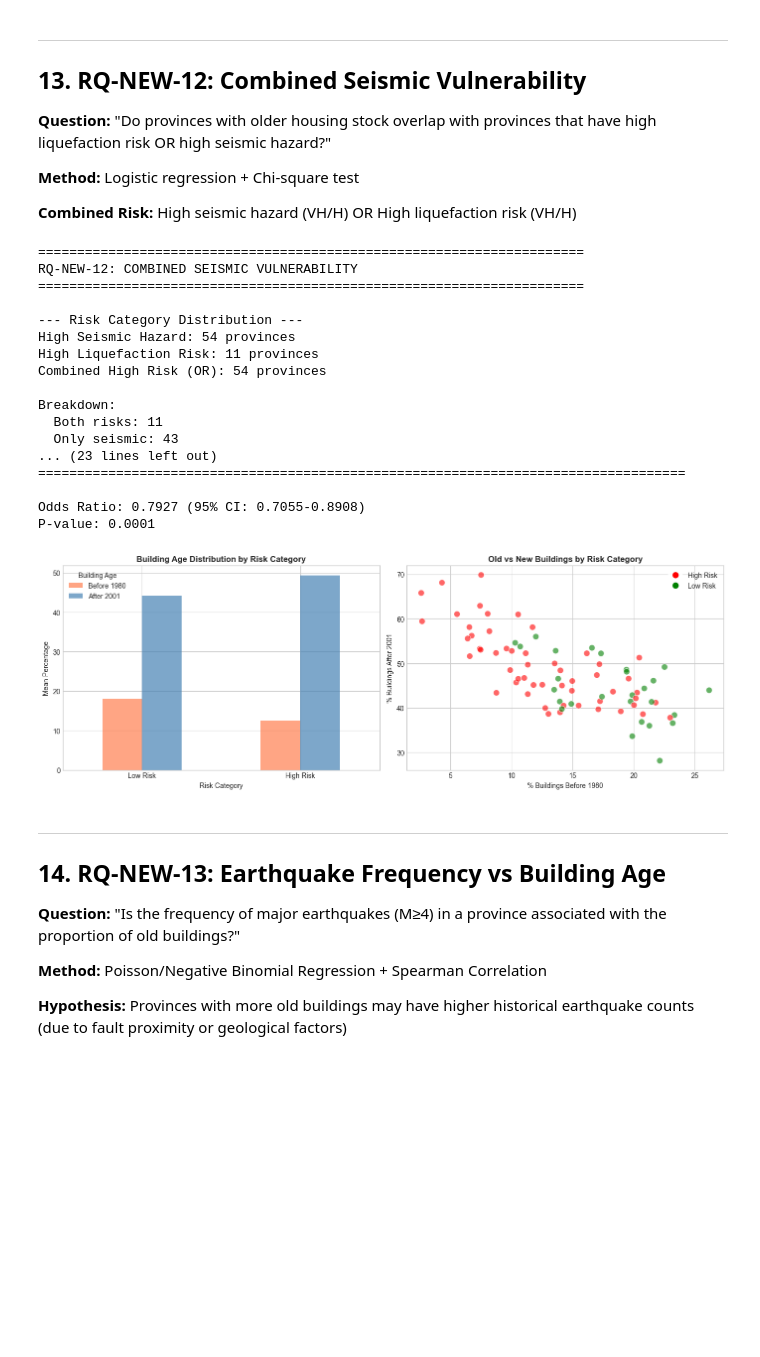
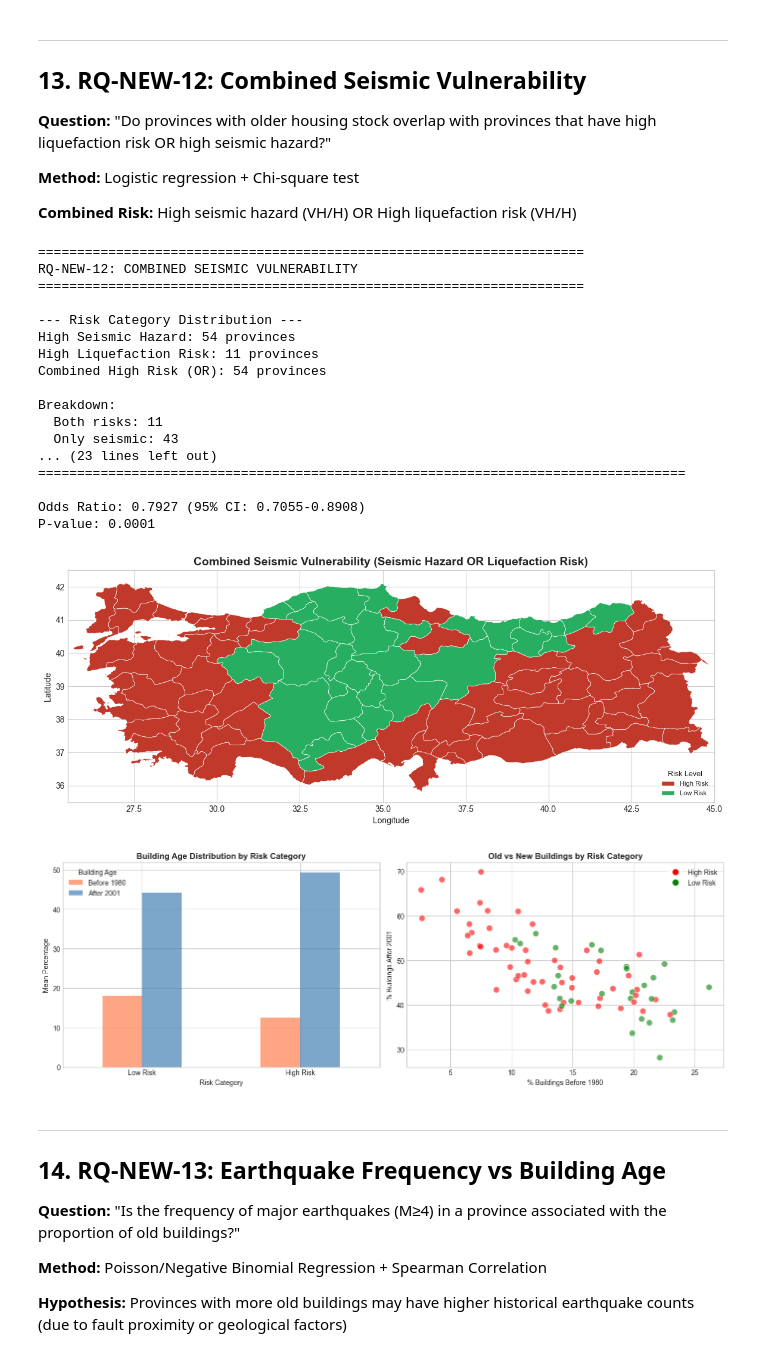
Before and after one commit to esenbora/stat495project, a Jupyter notebook: notebooks/17_new_research_questions.ipynb, the cells around one changed output. Cells and saved outputs as stored; diff of their text form; code cells hidden in the pictures; blank space fills up the shorter version.

```diff
--- a/notebooks/17_new_research_questions.ipynb
+++ b/notebooks/17_new_research_questions.ipynb
@@ -1140,7 +1179,25 @@ ci = np.exp(logit_model.conf_int().loc['pct_before_1980'])
 print(f"\nOdds Ratio: {odds_ratio:.4f} (95% CI: {ci[0]:.4f}-{ci[1]:.4f})")
 print(f"P-value: {logit_model.pvalues['pct_before_1980']:.4f}")
 
-# Visualization
+# Figure 1: Combined risk choropleth map
+building_df['risk_category'] = building_df['high_risk_combined'].map({0: 'Low Risk', 1: 'High Risk'})
+risk_colors = {
+    'High Risk': '#c0392b',
+    'Low Risk': '#27ae60'
+}
+fig1, ax1 = plot_province_categories(
+    building_df,
+    category_column='risk_category',
+    province_column='province',
+    color_map=risk_colors,
+    figsize=(14, 9),
+    title='Combined Seismic Vulnerability (Seismic Hazard OR Liquefaction Risk)',
+    legend_title='Risk Level'
+)
+plt.savefig(os.path.join(OUTPUT_DIR, 'rq12_combined_risk_map.png'), dpi=300, bbox_inches='tight')
+plt.show()
+
+# Figure 2: Bar chart and scatter plot
 fig, axes = plt.subplots(1, 2, figsize=(14, 5))
 
 # Grouped bar chart
@@ -1164,34 +1221,35 @@ ax2.set_xlabel('% Buildings Before 1980')
 ax2.set_ylabel('% Buildings After 2001')
 ax2.set_title('Old vs New Buildings by Risk Category', fontweight='bold')
 
 # Add legend
 from matplotlib.lines import Line2D
 legend_elements = [Line2D([0], [0], marker='o', color='w', markerfacecolor='red', markersize=10, label='High Risk'),
                    Line2D([0], [0], marker='o', color='w', markerfacecolor='green', markersize=10, label='Low Risk')]
 ax2.legend(handles=legend_elements, loc='upper right')
 
 plt.tight_layout()
 plt.savefig(os.path.join(OUTPUT_DIR, 'rq12_combined_vulnerability.png'), dpi=300, bbox_inches='tight')
 plt.show()
 # %% [output]
 ======================================================================
 RQ-NEW-12: COMBINED SEISMIC VULNERABILITY
 ======================================================================
 
 --- Risk Category Distribution ---
 High Seismic Hazard: 54 provinces
 High Liquefaction Risk: 11 provinces
 Combined High Risk (OR): 54 provinces
 
 Breakdown:
   Both risks: 11
   Only seismic: 43
 ... (23 lines left out)
 ===================================================================================
 
 Odds Ratio: 0.7927 (95% CI: 0.7055-0.8908)
 P-value: 0.0001
-[figure, old version]
+[figure, new version]
+[figure, added]
 # %% [markdown]
 ---
 ## 14. RQ-NEW-13: Earthquake Frequency vs Building Age
```
Also changed, not shown: parts of 2 cells of this notebook, 29 other files.
